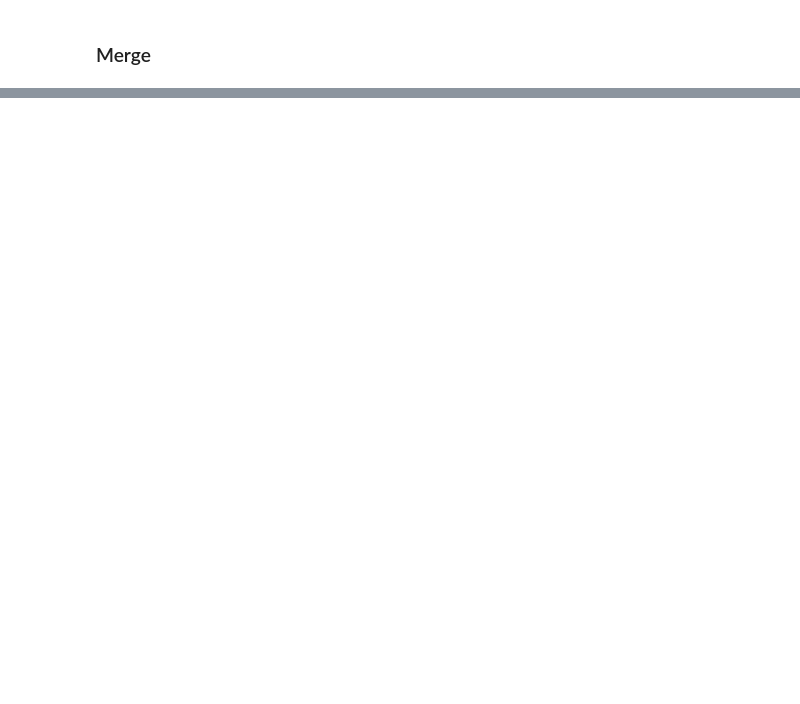
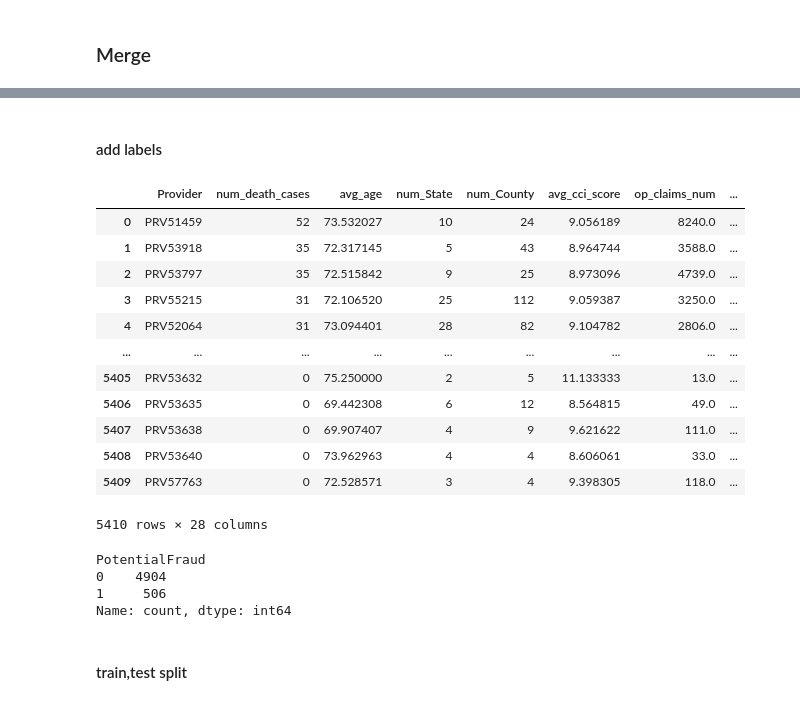
Before and after one commit to yingliu1206/Fraud-detection-In-Health-Care, a Jupyter notebook: code_v2.ipynb, the cells around one changed output, grey strips where cells are left out. Drawn from its saved outputs; the diff is of its cells as text; code cells hidden in the pictures; blank space fills up the shorter version.

Commit message:
data preprocessing

```diff
--- a/code_v2.ipynb
+++ b/code_v2.ipynb
@@ -1108,0 +1150,8 @@ df_final
+# %%
+# numeric columns: replace null with 0
+df_final[df_final.select_dtypes(include=['int', 'float']).columns] = df_final.select_dtypes(include=['int', 'float']).fillna(0)
+# %%
+# categoical columns: replace null with []
+cat_col = ['Top_5_ClmAdmitDiagnosisCode_op', 'Top_5_ClmDiagnosisCode_op', 'Top_5_ClmAdmitDiagnosisCode_ip', 'Top_5_DiagnosisGroupCode_ip', 'Top_5_ClmDiagnosisCode_ip', 'Top_5_ClmProcedureCode_ip']
+for col in cat_col:
+    df_final[col] = df_final[col].apply(lambda x: x if isinstance(x, list) else [])
@@ -1108,0 +1180,11 @@ df_final
+# %%
+for col in cat_col:
+    # Flatten the list of diagnosis codes
+    all_codes = [code for sublist in df_final[col] for code in sublist]
+
+    # Initialize the LabelEncoder
+    label_encoder = LabelEncoder()
+    label_encoder.fit(all_codes)
+
+    # Apply label encoding to each diagnosis code in the DataFrame
+    df_final[col] = df_final[col].apply(lambda codes: label_encoder.transform(codes))
@@ -1108,0 +1207,19 @@ df_final
+# %% [markdown]
+#### add labels
+# %%
+df_final = df_final.merge(Train, how = 'inner', on = 'Provider')
+df_final
+# %% [output]
+|  | Provider | num_death_cases | avg_age | num_State | num_County | avg_cci_score | op_claims_num | ... |
+| 0 | PRV51459 | 52 | 73.532027 | 10 | 24 | 9.056189 | 8240.0 | ... |
+| 1 | PRV53918 | 35 | 72.317145 | 5 | 43 | 8.964744 | 3588.0 | ... |
+| 2 | PRV53797 | 35 | 72.515842 | 9 | 25 | 8.973096 | 4739.0 | ... |
+| 3 | PRV55215 | 31 | 72.106520 | 25 | 112 | 9.059387 | 3250.0 | ... |
+| 4 | PRV52064 | 31 | 73.094401 | 28 | 82 | 9.104782 | 2806.0 | ... |
+| ... | ... | ... | ... | ... | ... | ... | ... | ... |
+| 5405 | PRV53632 | 0 | 75.250000 | 2 | 5 | 11.133333 | 13.0 | ... |
+| 5406 | PRV53635 | 0 | 69.442308 | 6 | 12 | 8.564815 | 49.0 | ... |
+| 5407 | PRV53638 | 0 | 69.907407 | 4 | 9 | 9.621622 | 111.0 | ... |
+| 5408 | PRV53640 | 0 | 73.962963 | 4 | 4 | 8.606061 | 33.0 | ... |
+| 5409 | PRV57763 | 0 | 72.528571 | 3 | 4 | 9.398305 | 118.0 | ... |
+5410 rows × 28 columns
@@ -1108,0 +1228,9 @@ df_final
+# %%
+print(df_final.PotentialFraud.value_counts())
+# %% [output]
+PotentialFraud
+0    4904
+1     506
+Name: count, dtype: int64
+# %% [markdown]
+#### train,test split
```
Also changed, not shown: parts of 21 cells of this notebook.
